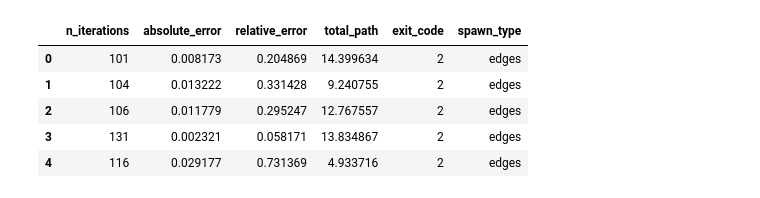
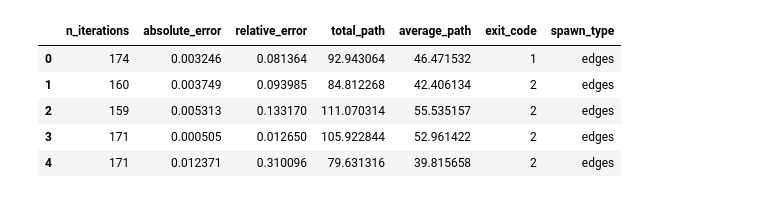
Before and after one commit to windowsartes/PSO4control, a Jupyter notebook: notebooks/logs_parsing.ipynb, the cells around one changed output. Saved outputs shown, nothing was run; the diff lists cells and outputs as text; code cells hidden in the pictures.

```diff
--- a/notebooks/logs_parsing.ipynb
+++ b/notebooks/logs_parsing.ipynb
@@ -8,14 +8,14 @@ import matplotlib as mpl
 from matplotlib import pyplot as plt
 from matplotlib import colormaps as cms
 # %%
-data = pd.read_csv("../logs/edges_2.csv")
+data = pd.read_csv("../logs/centralized/edges_2.csv",)
 
 columns = data.columns
 data.head()
 # %% [output]
-|  | n_iterations | absolute_error | relative_error | total_path | exit_code | spawn_type |
-| 0 | 101 | 0.008173 | 0.204869 | 14.399634 | 2 | edges |
-| 1 | 104 | 0.013222 | 0.331428 | 9.240755 | 2 | edges |
-| 2 | 106 | 0.011779 | 0.295247 | 12.767557 | 2 | edges |
-| 3 | 131 | 0.002321 | 0.058171 | 13.834867 | 2 | edges |
-| 4 | 116 | 0.029177 | 0.731369 | 4.933716 | 2 | edges |
+|  | n_iterations | absolute_error | relative_error | total_path | average_path | exit_code | spawn_type |
+| 0 | 174 | 0.003246 | 0.081364 | 92.943064 | 46.471532 | 1 | edges |
+| 1 | 160 | 0.003749 | 0.093985 | 84.812268 | 42.406134 | 2 | edges |
+| 2 | 159 | 0.005313 | 0.133170 | 111.070314 | 55.535157 | 2 | edges |
+| 3 | 171 | 0.000505 | 0.012650 | 105.922844 | 52.961422 | 2 | edges |
+| 4 | 171 | 0.012371 | 0.310096 | 79.631316 | 39.815658 | 2 | edges |
```
Also changed, not shown: parts of 24 cells of this notebook.
